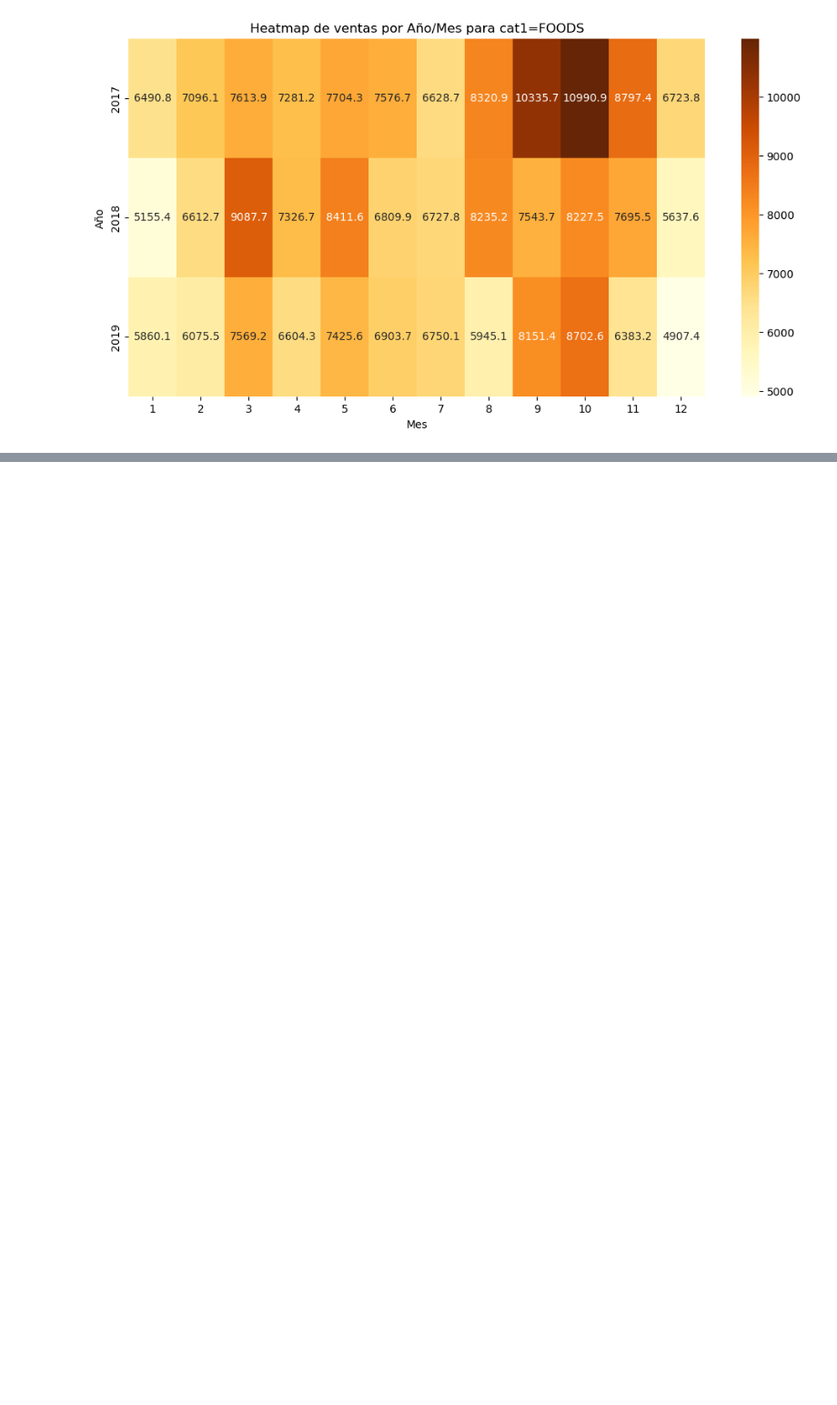
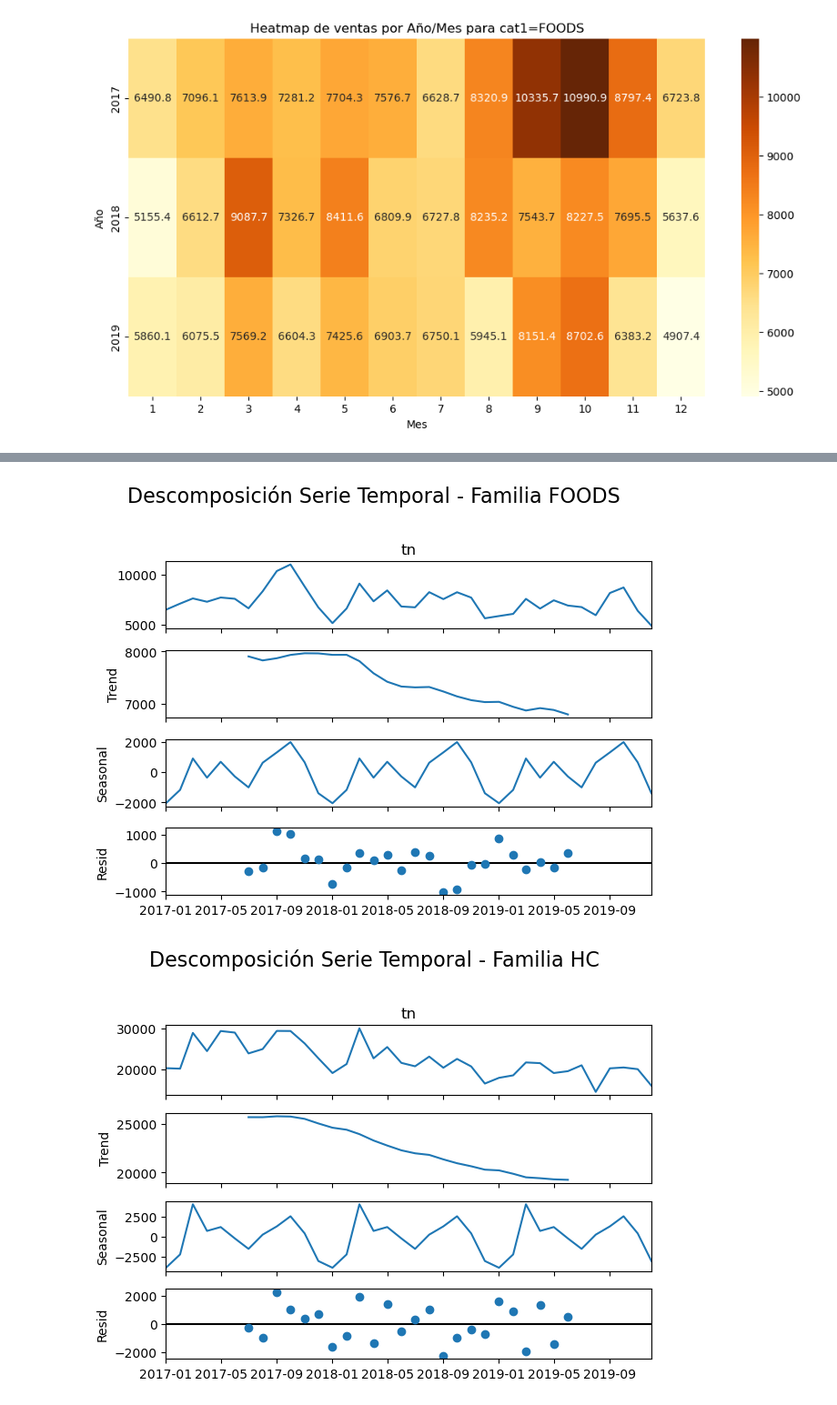
Before and after one commit to leonardoheis/lab3, a Jupyter notebook: notebooks/eda.ipynb, the cells around one changed output, grey strips where cells are left out. Shown at 91% size. Saved outputs shown, nothing was run; the diff lists cells and outputs as text; code cells hidden in the pictures; blank space fills up the shorter version.

```diff
--- a/notebooks/eda.ipynb
+++ b/notebooks/eda.ipynb
@@ -433,0 +504,12 @@ sell_in['customer_id'].nunique()
+# %%
+for fam in familias:
+    serie = ventas_familia[ventas_familia['cat1'] == fam]
+    serie = serie.groupby('periodo')['tn'].sum().asfreq('MS')
+    decomposition = seasonal_decompose(serie, model='additive', period=12)
+    decomposition.plot()
+    plt.suptitle(f'Descomposición Serie Temporal - Familia {fam}', fontsize=16, y=1.02)
+    plt.tight_layout()
+    plt.show()
+# %% [output]
+[figure, added]
+[figure, added]
```
Also changed, not shown: parts of 10 cells of this notebook, 3 other files.
